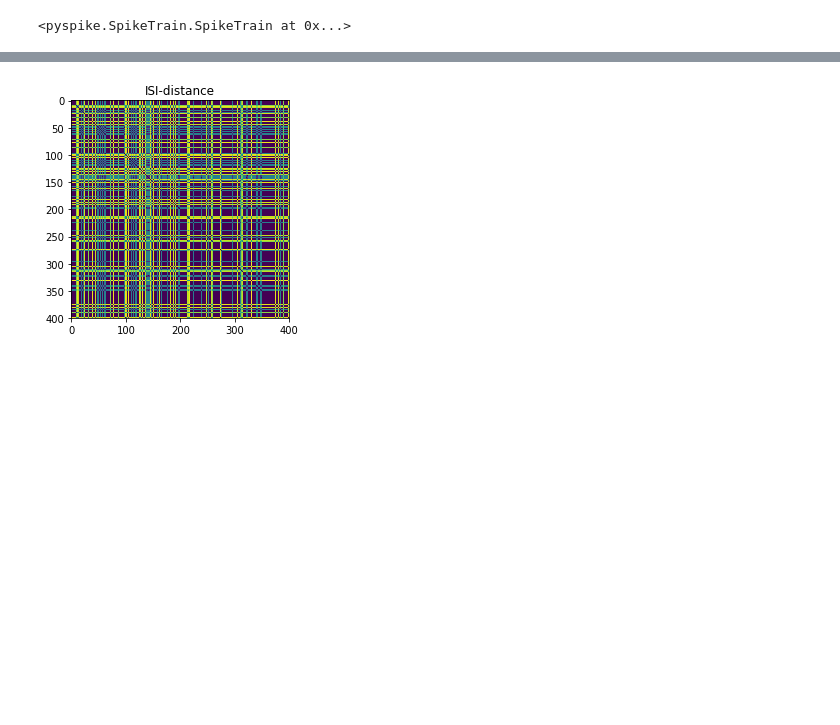
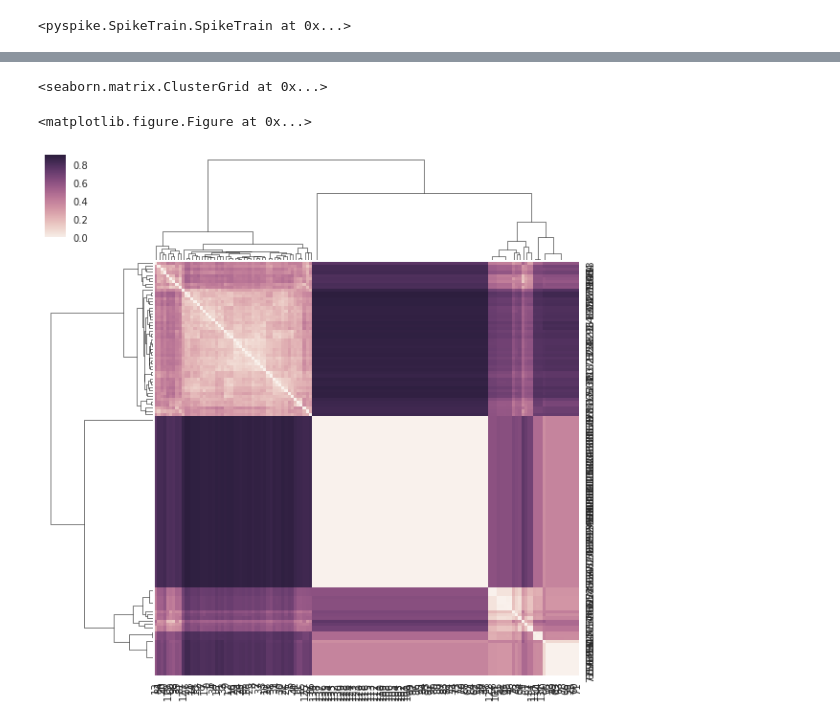
Before and after one commit to russelljjarvis/SpinnakerHippocampus, a Jupyter notebook: Spike_Analysis.ipynb, the cells around one changed output, grey strips where cells are left out. Saved outputs shown, nothing was run; the diff lists cells and outputs as text; code cells hidden in the pictures; blank space fills up the shorter version.

```diff
--- a/Spike_Analysis.ipynb
+++ b/Spike_Analysis.ipynb
@@ -46,30 +100,3 @@ Requirement already satisfied: numpy in /opt/conda/lib/python3.5/site-packages (
 spike_trains[0]
 # %% [output]
 <pyspike.SpikeTrain.SpikeTrain at 0x...>
-# %%
-import pickle
-import numpy as np
-with open('membrane_dynamics_balanced_file.p', 'rb') as f:
-
-  #with open('pickles/membrane_dynamics_file.p', 'rb') as f:
-  mdf1 = pickle.load(f)
-
-
-with open('pickles/membrane_dynamics_hippocampome_file.p', 'rb') as f:
-  mdf2 = pickle.load(f)
-  print(mdf2)
-
-try:
-    with open('membrane_dynamics_balanced_file.p', 'rb') as f:
-       mdf3 = pickle.load(f)
-       print(mdf3)
-
-    with open('membrane_dynamics_file.p','rb') as f:
-       mdf = pickle.load(f)
-
-    with open('pickles/membrane_dynamics_balanced_file.p', 'rb') as f:
-       mdf0 = pickle.load(f)
-       print(mdf0)
-
-except:
-   pass
@@ -234,13 +202,20 @@ Average: 0.0580476745109
 # %%
 
 #print(spike_trains)
 plt.figure()
 isi_distance = spk.isi_distance_matrix(spike_trains)
-plt.imshow(isi_distance, interpolation='none')
-plt.title("ISI-distance")
-plt.show()
+#plt.imshow(isi_distance, interpolation='none')
+#plt.title("ISI-distance")
+#plt.show()
+
+import seaborn as sns
+sns.set()
+sns.clustermap(isi_distance)#,vmin=-,vmax=1);
+#plt.show()
 # %% [output]
+<seaborn.matrix.ClusterGrid at 0x...>
+<matplotlib.figure.Figure at 0x...>
-[figure, old version]
+[figure, new version]
 # %%
 
 
```
Also changed, not shown: parts of 14 cells of this notebook, 1 other file.
